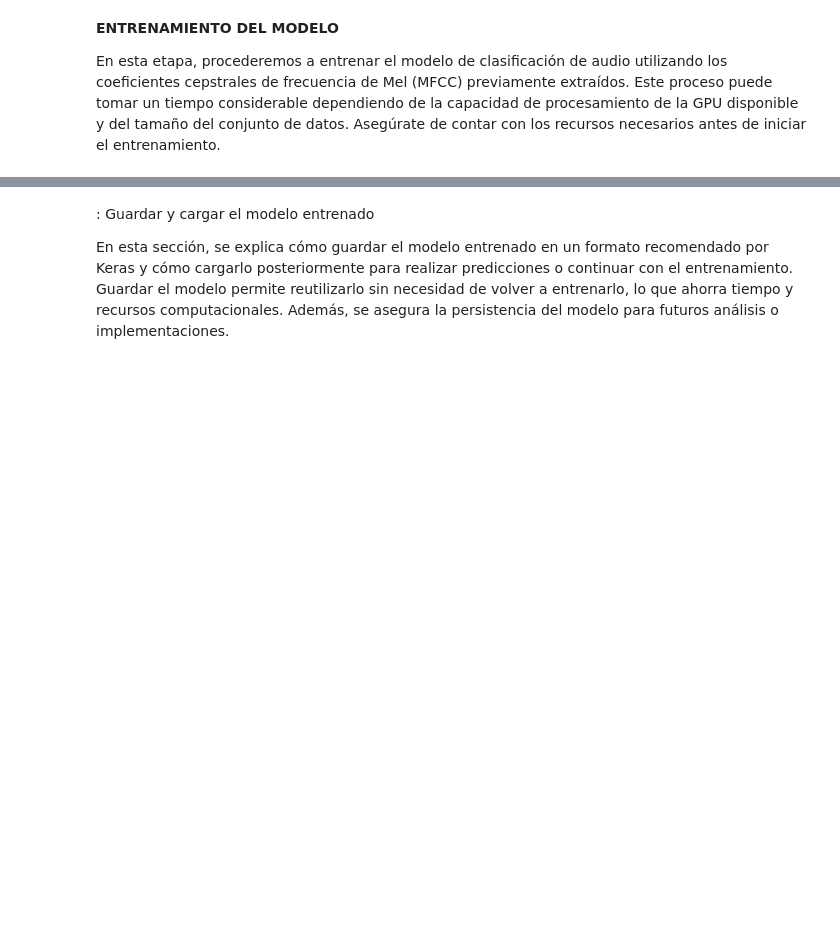
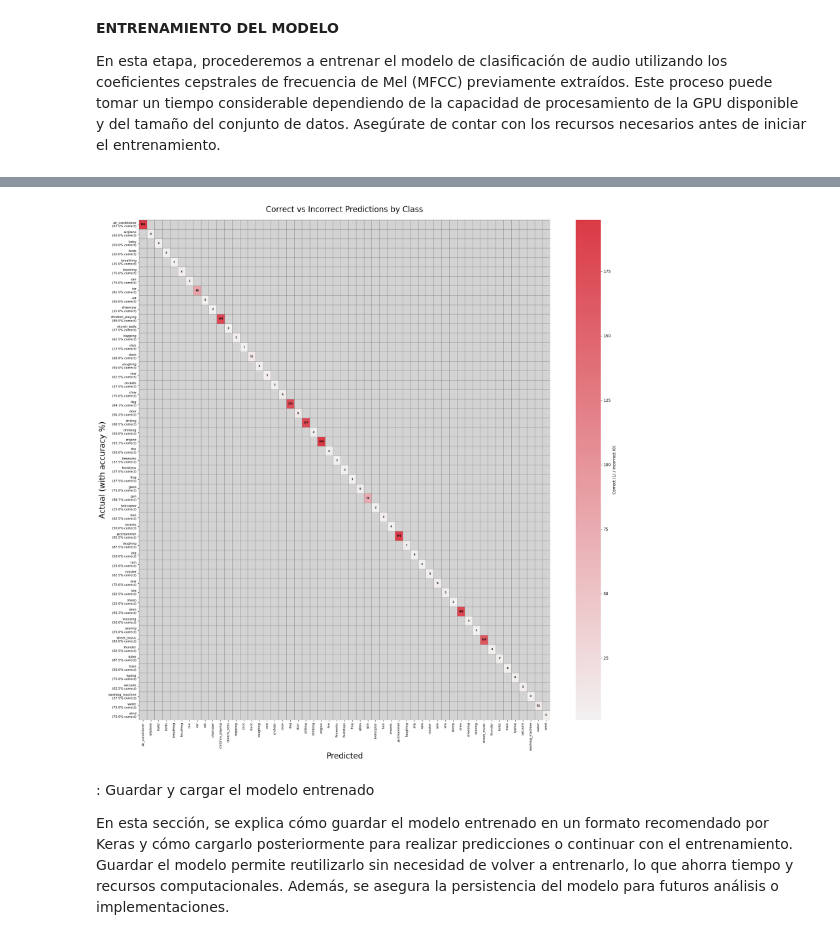
Before and after one commit to daniel-baf/url-notas, a Jupyter notebook: docs/0-RES/tecnologias-emergentes/proyecto final/notebook/recolector-audios.ipynb, the cells around one changed output, grey strips where cells are left out. Saved outputs shown, nothing was run; the diff lists cells and outputs as text; code cells hidden in the pictures; blank space fills up the shorter version.

```diff
--- a/docs/0-RES/tecnologias-emergentes/proyecto final/notebook/recolector-audios.ipynb
+++ b/docs/0-RES/tecnologias-emergentes/proyecto final/notebook/recolector-audios.ipynb
@@ -547,36 +735,38 @@ ax = sns.heatmap(
     binary_matrix,  # Mostramos solo la matriz binaria
     annot=confusion_matrix_result,  # Mostramos los valores originales como anotación
     fmt="d",
     cmap=cmap,
     center=0.5,
-    xticklabels=class_names,
-    yticklabels=class_names,
+    xticklabels=class_mapping.keys(),
+    yticklabels=class_mapping.keys(),
     linewidths=0.5,
     linecolor="grey",
     cbar_kws={"label": "Correct (1) / Incorrect (0)"},
     annot_kws={"size": 6, "color": "black", "weight": "bold"},
     mask=(binary_matrix == 0),  # Enmascaramos los incorrectos para mostrarlos en blanco
 )
 
 # Añadir porcentaje de acierto en el eje y
 yticklabels = [
     f"{name}\n({perc:.1f}% correct)"
-    for name, perc in zip(class_names, correct_percentage)
+    for name, perc in zip(class_mapping.keys(), correct_percentage)
 ]
 ax.set_yticklabels(yticklabels, rotation=0, fontsize=8)
 
 # Ajustar los textos
 ax.set_title("Correct vs Incorrect Predictions by Class", fontsize=20, pad=20)
 ax.set_xlabel("Predicted", fontsize=20)
 ax.set_ylabel("Actual (with accuracy %)", fontsize=20)
 ax.set_xticklabels(ax.get_xticklabels(), rotation=90, fontsize=8)
 
 # Fondo del eje
 ax.set_facecolor("lightgray")
 
 # Layout para evitar recortes
 plt.tight_layout()
 plt.show()
+# %% [output]
+[figure, added]
 # %% [markdown]
 : Guardar y cargar el modelo entrenado
 
```
Also changed, not shown: parts of 28 cells of this notebook, 2 other files.
